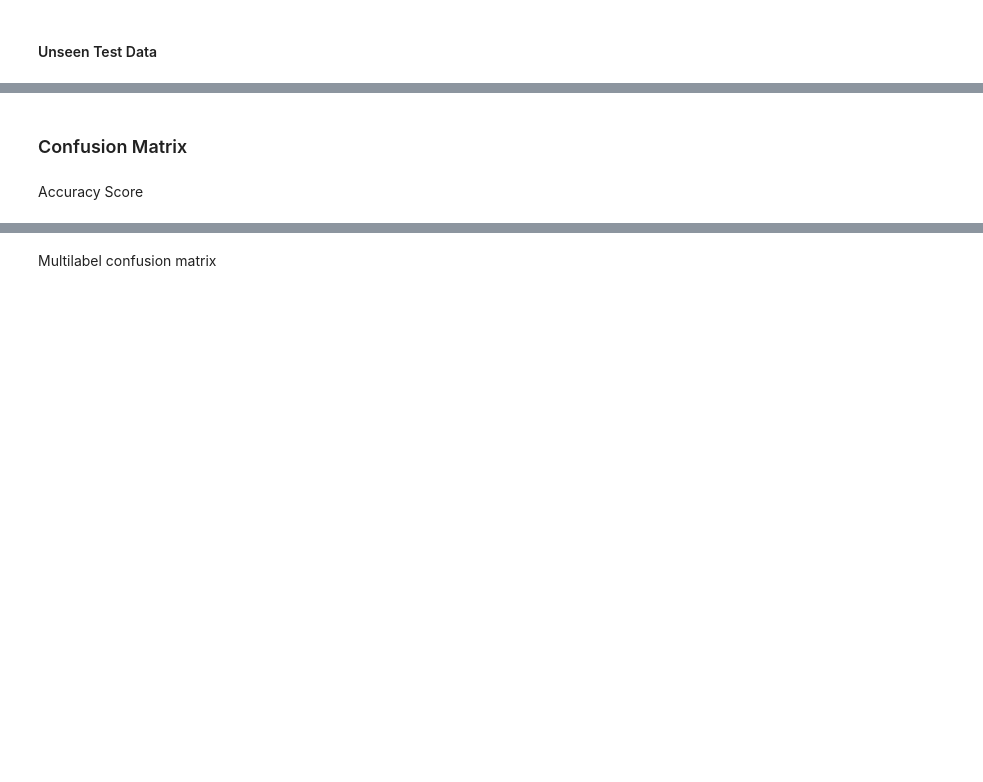
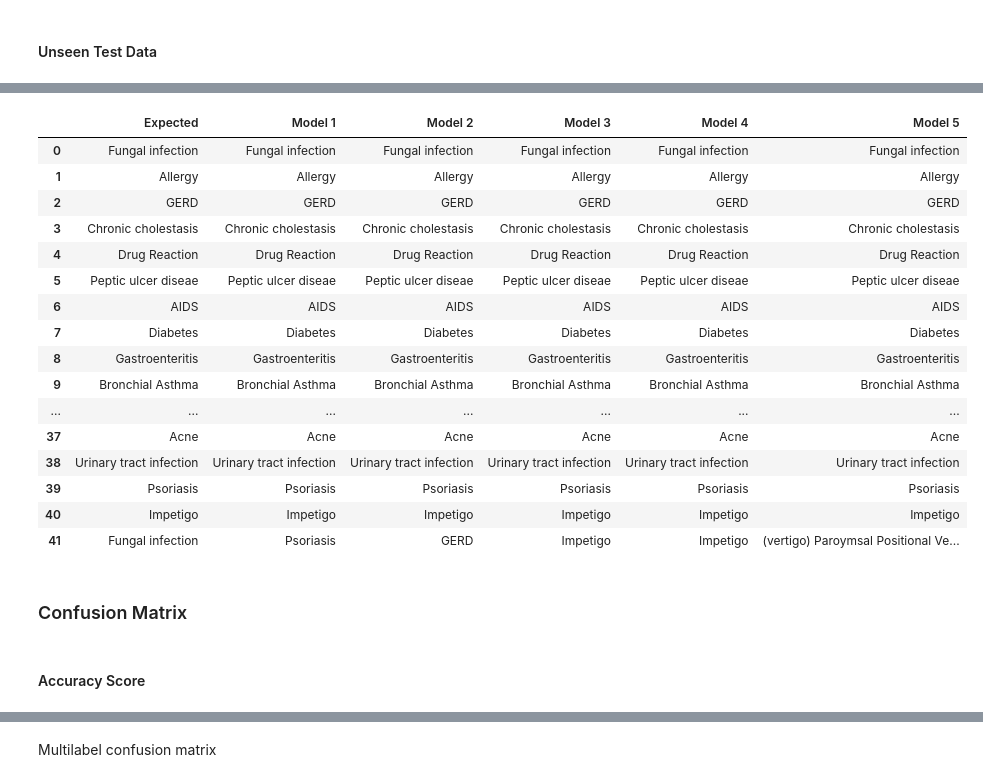
Before and after one commit to whaldsz/deep-learning, a Jupyter notebook: Disease_Indicators_Prediction_v4.ipynb, the cells around one changed output, grey strips where cells are left out. Cells and saved outputs as stored; diff of their text form; code cells hidden in the pictures; blank space fills up the shorter version.

```diff
--- a/Disease_Indicators_Prediction_v4.ipynb
+++ b/Disease_Indicators_Prediction_v4.ipynb
@@ -333,2 +489,11 @@ plt.xlabel("Epochs [Log Scale]")
 # %% [markdown]
 #### Model 5
+# %%
+model5 = tf.keras.Sequential([
+    layers.Dense(1024, activation='elu', input_shape=(FEATURES,)),
+    layers.Dense(1024, activation='elu', input_shape=(FEATURES,)),
+    layers.Dense(1024, activation='elu', input_shape=(FEATURES,)),
+    layers.Dense(1024, activation='elu', input_shape=(FEATURES,)),
+    layers.Dense(1024, activation='elu', input_shape=(FEATURES,)),
+    layers.Dense(41, activation=tf.keras.activations.softmax)
+])
@@ -416,0 +618,6 @@ res4= pd.DataFrame({'Unseem Set':y_unseen, 'B':result4})
+# %%
+predicted21 = class_names[test_prediction(model1, X_unseen, y_unseen)]
+predicted22 = class_names[test_prediction(model2, X_unseen, y_unseen)]
+predicted23 = class_names[test_prediction(model3, X_unseen, y_unseen)]
+predicted24 = class_names[test_prediction(model4, X_unseen, y_unseen)]
+predicted25 = class_names[test_prediction(model5, X_unseen, y_unseen)]
@@ -417,3 +630,24 @@ res4= pd.DataFrame({'Unseem Set':y_unseen, 'B':result4})
+# %%
+# display result
+pd.DataFrame({"Expected": class_names[y_unseen], "Model 1": predicted21, "Model 2": predicted22, "Model 3": predicted23, "Model 4": predicted24, "Model 5": predicted25})
+# %% [output]
+|  | Expected | Model 1 | Model 2 | Model 3 | Model 4 | Model 5 |
+| 0 | Fungal infection | Fungal infection | Fungal infection | Fungal infection | Fungal infection | Fungal infection |
+| 1 | Allergy | Allergy | Allergy | Allergy | Allergy | Allergy |
+| 2 | GERD | GERD | GERD | GERD | GERD | GERD |
+| 3 | Chronic cholestasis | Chronic cholestasis | Chronic cholestasis | Chronic cholestasis | Chronic cholestasis | Chronic cholestasis |
+| 4 | Drug Reaction | Drug Reaction | Drug Reaction | Drug Reaction | Drug Reaction | Drug Reaction |
+| 5 | Peptic ulcer diseae | Peptic ulcer diseae | Peptic ulcer diseae | Peptic ulcer diseae | Peptic ulcer diseae | Peptic ulcer diseae |
+| 6 | AIDS | AIDS | AIDS | AIDS | AIDS | AIDS |
+| 7 | Diabetes | Diabetes | Diabetes | Diabetes | Diabetes | Diabetes |
+| 8 | Gastroenteritis | Gastroenteritis | Gastroenteritis | Gastroenteritis | Gastroenteritis | Gastroenteritis |
+| 9 | Bronchial Asthma | Bronchial Asthma | Bronchial Asthma | Bronchial Asthma | Bronchial Asthma | Bronchial Asthma |
+| ... | ... | ... | ... | ... | ... | ... |
+| 37 | Acne | Acne | Acne | Acne | Acne | Acne |
+| 38 | Urinary tract infection | Urinary tract infection | Urinary tract infection | Urinary tract infection | Urinary tract infection | Urinary tract infection |
+| 39 | Psoriasis | Psoriasis | Psoriasis | Psoriasis | Psoriasis | Psoriasis |
+| 40 | Impetigo | Impetigo | Impetigo | Impetigo | Impetigo | Impetigo |
+| 41 | Fungal infection | Psoriasis | GERD | Impetigo | Impetigo | (vertigo) Paroymsal Positional Ve... |
 # %% [markdown]
 ### Confusion Matrix
 # %%
@@ -434,2 +660,0 @@ rr=np.argmax(y_pred, axis=1)
-# %% [markdown]
-Accuracy Score
@@ -438,0 +661,2 @@ accuracy_score(y_test, rr)
+# %% [markdown]
+#### Accuracy Score
```
Also changed, not shown: parts of 51 cells of this notebook, 26 other files.
